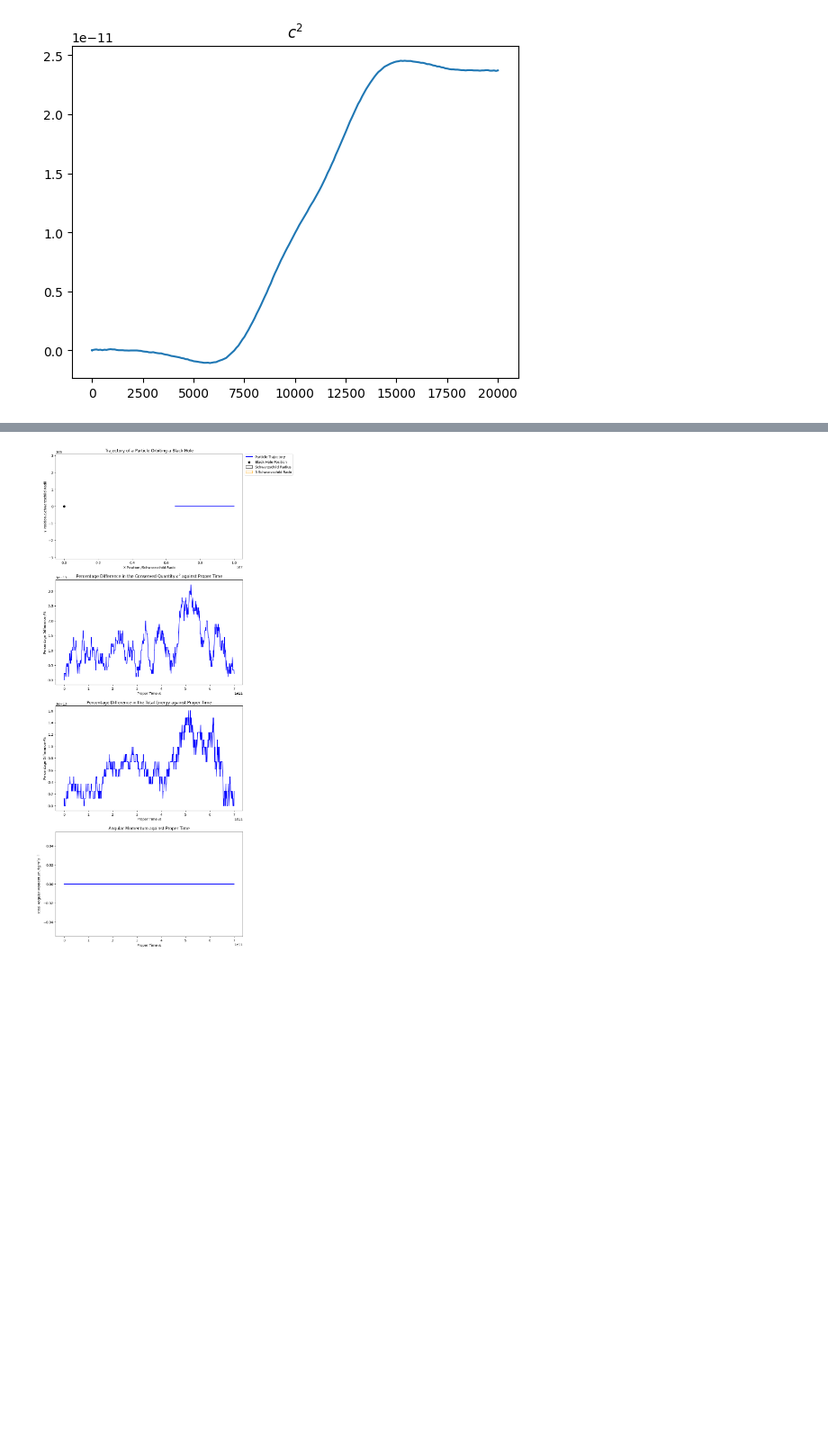
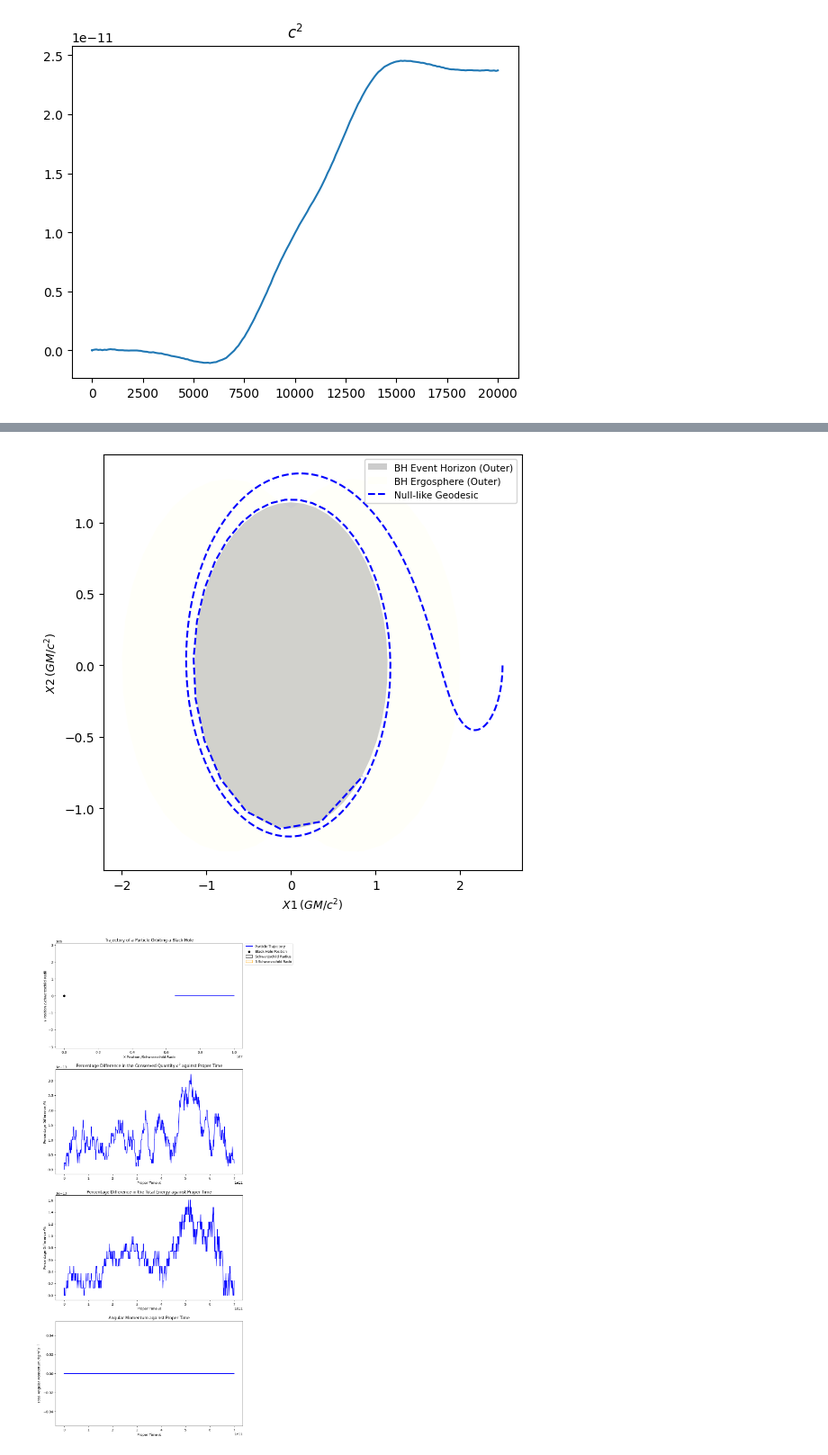
Before and after one commit to BryceDixon/Computational, a Jupyter notebook: assessment3/test3.ipynb, the cells around one changed output, grey strips where cells are left out. Shown at 90% size. Saved outputs shown, nothing was run; the diff lists cells and outputs as text; code cells hidden in the pictures; blank space fills up the shorter version.

```diff
--- a/assessment3/test3.ipynb
+++ b/assessment3/test3.ipynb
@@ -186,3 +191,29 @@ The particle is within 1 Schwarzschild Radius of the black hole so has crossed t
+# %%
+from einsteinpy.geodesic import Nulllike
+from einsteinpy.plotting.geodesic import StaticGeodesicPlotter
+position = [2.5, np.pi / 2, 0.]
+momentum = [0., 0., -2]
+a = 0.99
+steps = 7440
+delta = 0.0005
+omega = 0.01
+geod = Nulllike(
+    metric="Kerr",
+    metric_params=(a,),
+    position=position,
+    momentum=momentum,
+    steps=steps,
+    delta=delta,
+    omega=omega,
+    suppress_warnings=True,
+    return_cartesian=True
+)
+
+sgpl = StaticGeodesicPlotter()
+sgpl.plot2D(geod, coordinates=(1, 2), color="blue") # Plot X & Y
+sgpl.show()
+# %% [output]
+[figure, added]
 # %%
 import numpy as np
 import blackhole_main as bh
```
Also changed, not shown: parts of 4 cells of this notebook, 3 other files.
